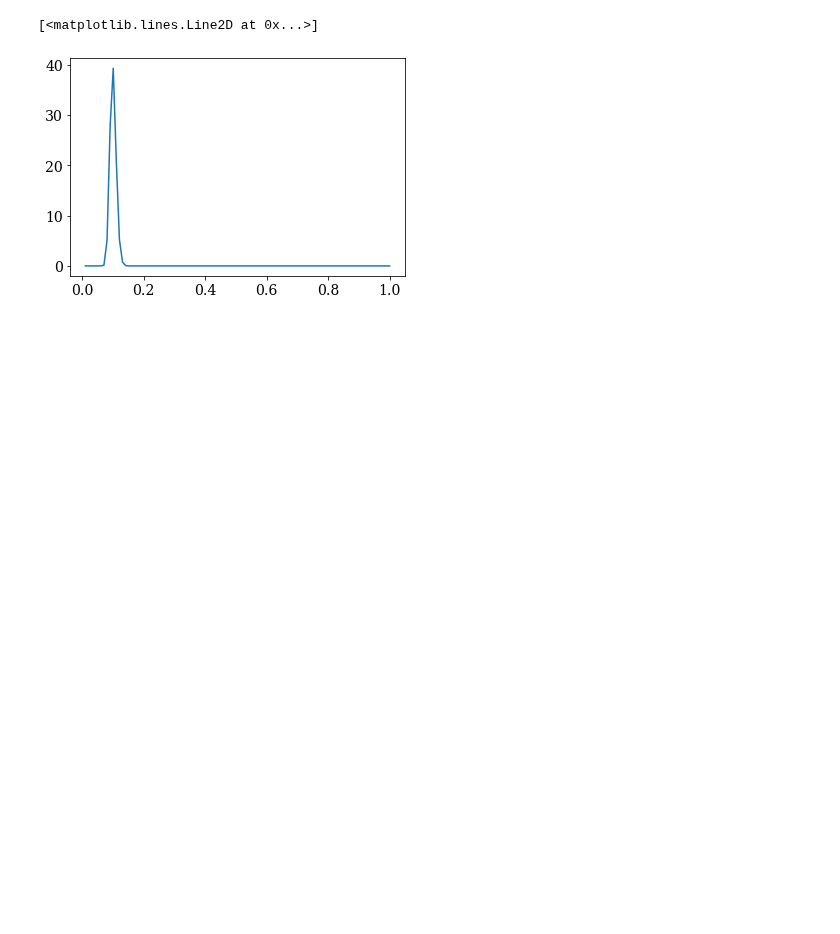
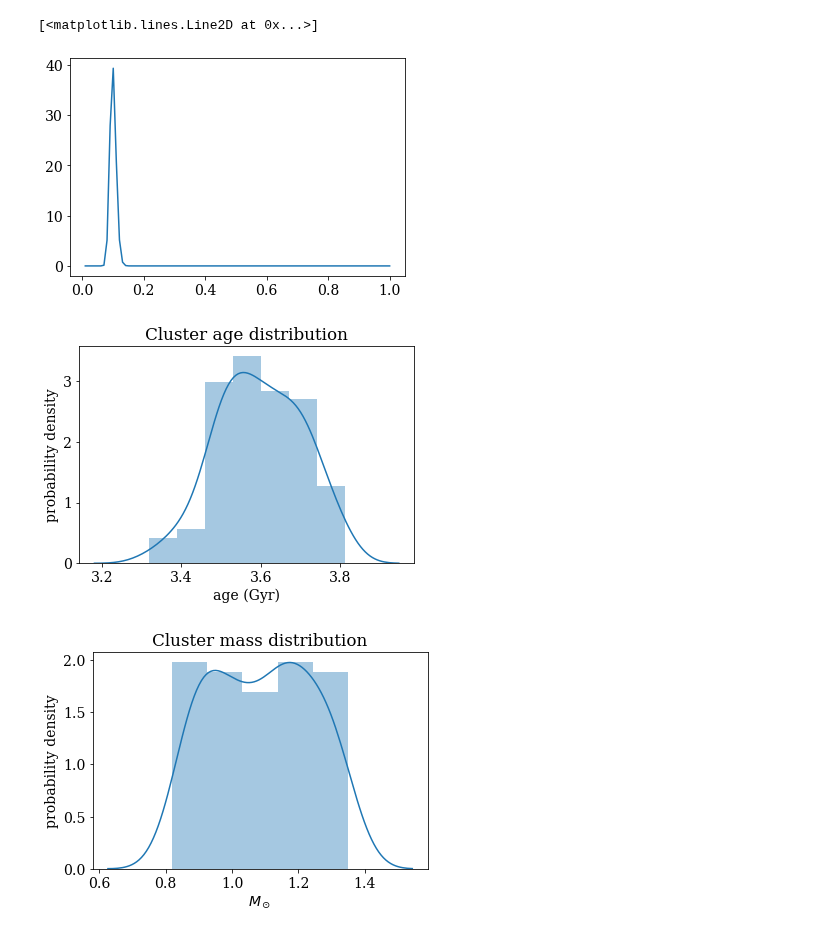
Before and after one commit to Harry-Westwood/Y4-Project-InterNeuralStellar, a Jupyter notebook: Hin's_files/NNpseudo_cluster.ipynb, the cells around one changed output. Cells and saved outputs as stored; diff of their text form; code cells hidden in the pictures; blank space fills up the shorter version.

```diff
--- a/Hin's_files/NNpseudo_cluster.ipynb
+++ b/Hin's_files/NNpseudo_cluster.ipynb
@@ -171,3 +164,17 @@ plt.plot(x,y)
 # %% [output]
 [<matplotlib.lines.Line2D at 0x...>]
 [figure]
+# %%
+sns.distplot(Tage)
+plt.xlabel('age (Gyr)')
+plt.ylabel('probability density')
+plt.title('Cluster age distribution')
+plt.show()
+sns.distplot(Tmass)
+plt.xlabel(r'$M_\odot$')
+plt.ylabel('probability density')
+plt.title('Cluster mass distribution')
+plt.show()
+# %% [output]
+[figure, added]
+[figure, added]
```
Also changed, not shown: parts of 8 cells of this notebook.
